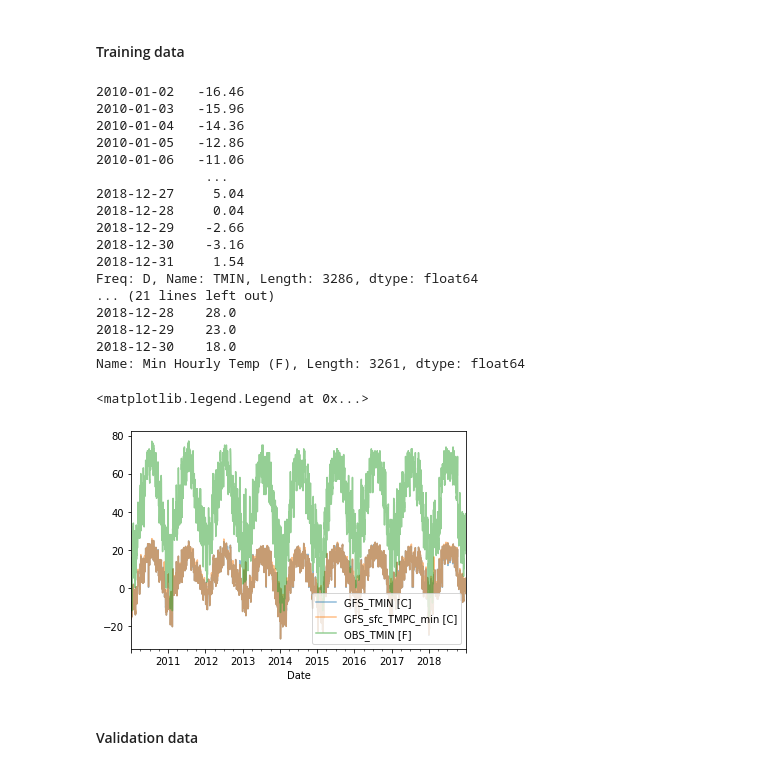
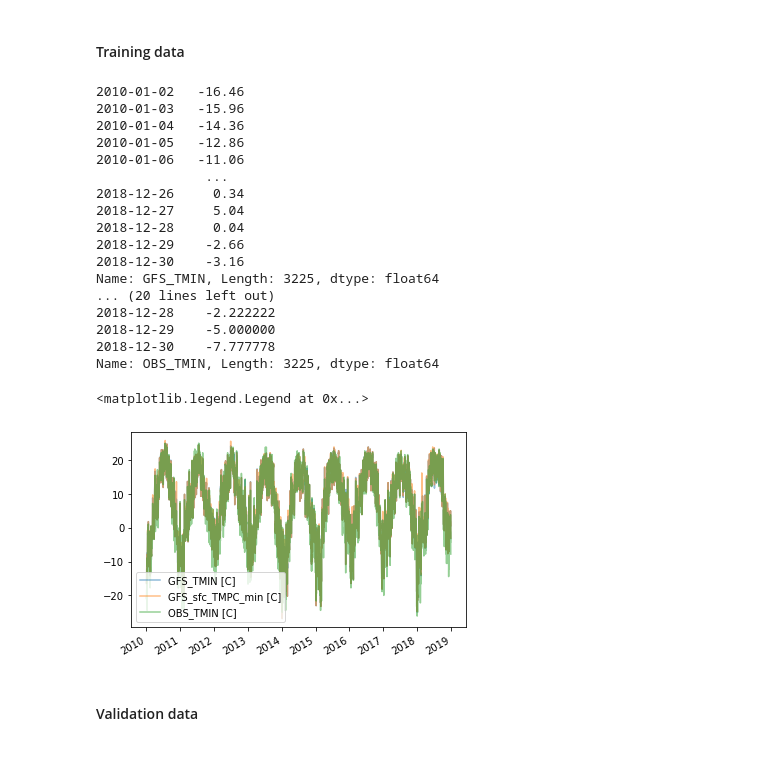
Before and after one commit to chuchun2/ATMS-597-Project-4-Group-C, a Jupyter notebook: project4_0404_CC.ipynb, the cells around one changed output. Cells and saved outputs as stored; diff of their text form; code cells hidden in the pictures.

```diff
--- a/project4_0404_CC.ipynb
+++ b/project4_0404_CC.ipynb
@@ -415,7 +415,7 @@ hourly_obs
 # %% [markdown]
 ### <b>Resample</b> hourly precip data into daily freq and add to daily_obs
 # %%
-hourly_obs[hourly_obs['pr1h'] < 0] = 0 # Counts trace precip (-0.1) as 0
+hourly_obs['pr1h'][hourly_obs['pr1h'] < 0] = 0 # Counts trace precip (-0.1) as 0
 hourly_obs_res = hourly_obs.resample('24H',base=6).sum()
 precip_daily = hourly_obs_res['pr1h']['2010-01-01 06:00:00':'2019-12-31 06:00:00'].resample('D').sum()
 precip_daily
@@ -560,3 +564,14 @@ Name: OBS_TMAX, Length: 364, dtype: float64
 ## TMIN
 # %% [markdown]
 ### Prepare training and validation data for TMIN from GFS and observation
+# %%
+# (1) select consistent dates and units (2) concatenate columns (3) remove missing dates at once
+OBS_TMIN = daily_obs['Min Hourly Temp (F)'].astype(float)['2010-01-02':'2019-12-31']
+GFS_TMIN = daily_gfs_valid_time['TMIN']['2010-01-02 06:00:00':'2019-12-31 06:00:00'].resample('D').mean()
+GFS_sfc_TMPC_daily_min = sfc_gfs_raw['TMPC'].astype(float).resample('24H',base=6).min()['2010-01-02 06:00:00':'2019-12-31 06:00:00'].resample('D').mean()
+OBS_TMIN = (OBS_TMIN-32)*5/9  # convert deg F to deg C
+
+TMIN_concat = pd.concat([OBS_TMIN, GFS_TMIN, GFS_sfc_TMPC_daily_min], axis=1)
+TMIN_concat.columns = ['OBS_TMIN', 'GFS_TMIN', 'GFS_sfc_TMPC_daily_min']
+TMIN_ALL = TMIN_concat.dropna()
+TMIN_ALL
@@ -564,41 +593,40 @@ Name: OBS_TMAX, Length: 364, dtype: float64
 #### Training data
 # %%
 # Training data, x: TMIN from daily_gfs (in deg C)
-GFS_TMIN_train = daily_gfs['TMIN']['2010-01-02 06:00:00':'2018-12-31 06:00:00'].resample('D').mean()  # select 2010-01-01 to 2018-12-30
+GFS_TMIN_train = TMIN_ALL['GFS_TMIN']['2010-01-02':'2018-12-31']
 print(GFS_TMIN_train)
 GFS_TMIN_train.plot(alpha = 0.5, label = 'GFS_TMIN [C]');
 
 # Training datad, x: daily TMIN from sfc_gfs (in deg C)
-GFS_sfc_TMPC_min_train = sfc_gfs['TMPC'].astype(float).resample('24H',base=6).min()['2010-01-02 06:00:00':'2018-12-31 06:00:00'].resample('D').mean()
+GFS_sfc_TMPC_min_train = TMIN_ALL['GFS_sfc_TMPC_daily_min']['2010-01-02':'2018-12-31']
 print(GFS_sfc_TMPC_min_train)
 GFS_sfc_TMPC_min_train.plot(alpha = 0.5, label = 'GFS_sfc_TMPC_min [C]');
 
-# Training data, y: daily_obs & Mask Missing Data (in deg F)
-mask_missing = daily_obs['Min Hourly Temp (F)'] == 'M'
-OBS_TMIN_train = daily_obs['Min Hourly Temp (F)'].mask(mask_missing).dropna().astype(float)['2010-01-02':'2018-12-31']
+# Training data, y: daily_obs & Mask Missing Data (in deg C)
+OBS_TMIN_train = TMIN_ALL['OBS_TMIN']['2010-01-02':'2018-12-31']
 print(OBS_TMIN_train)
-OBS_TMIN_train.plot(alpha = 0.5, label = 'OBS_TMIN [F]');
+OBS_TMIN_train.plot(alpha = 0.5, label = 'OBS_TMIN [C]');
 plt.legend(loc = 'best')
 # %% [output]
 2010-01-02   -16.46
 2010-01-03   -15.96
 2010-01-04   -14.36
 2010-01-05   -12.86
 2010-01-06   -11.06
               ...
+2018-12-26     0.34
 2018-12-27     5.04
 2018-12-28     0.04
 2018-12-29    -2.66
 2018-12-30    -3.16
-2018-12-31     1.54
-Freq: D, Name: TMIN, Length: 3286, dtype: float64
-... (21 lines left out)
-2018-12-28    28.0
-2018-12-29    23.0
-2018-12-30    18.0
-Name: Min Hourly Temp (F), Length: 3261, dtype: float64
+Name: GFS_TMIN, Length: 3225, dtype: float64
+... (20 lines left out)
+2018-12-28    -2.222222
+2018-12-29    -5.000000
+2018-12-30    -7.777778
+Name: OBS_TMIN, Length: 3225, dtype: float64
 <matplotlib.legend.Legend at 0x...>
-[figure, old version]
+[figure, new version]
 # %% [markdown]
 #### Validation data
 # %%
```
Also changed, not shown: parts of 24 cells of this notebook.
